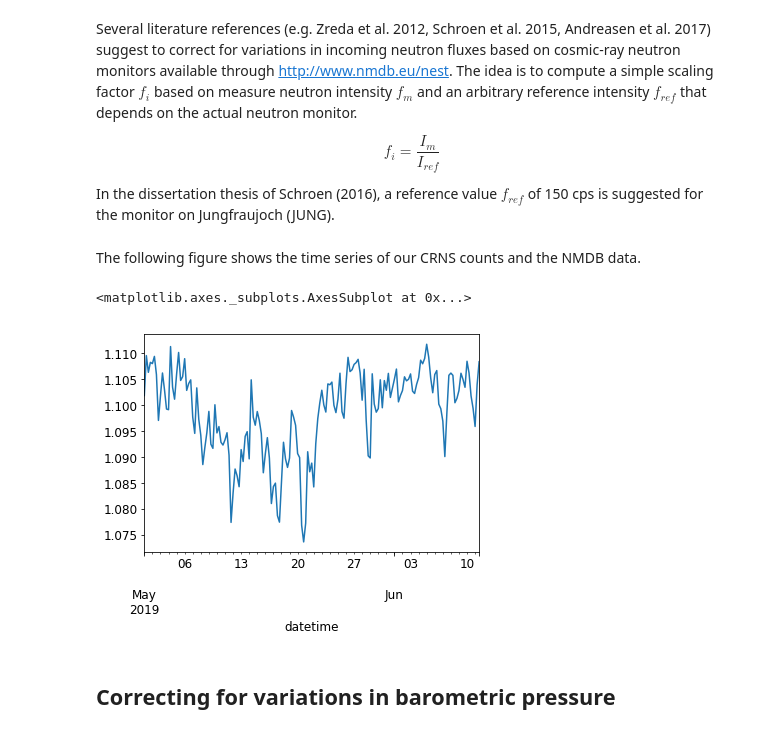
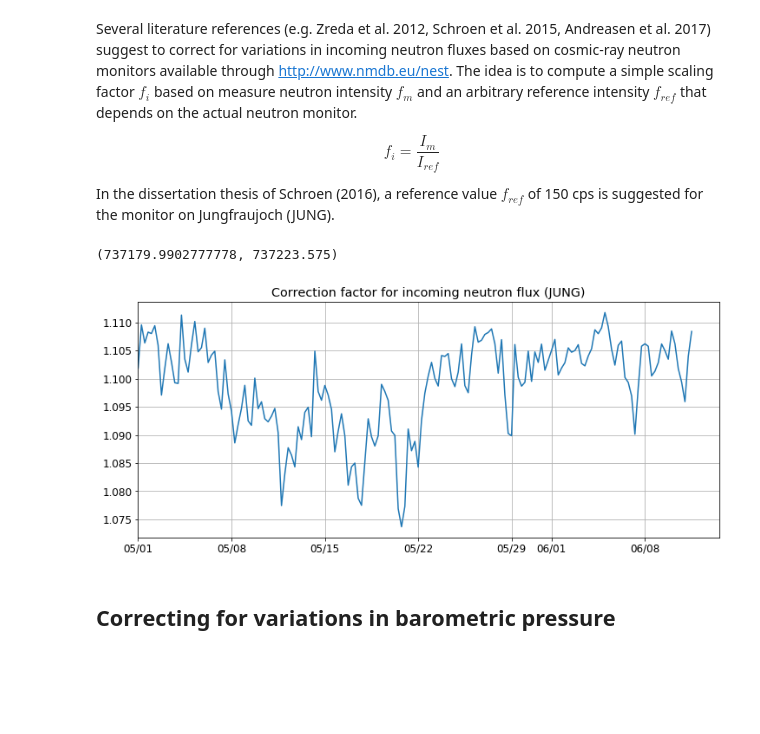
Before and after one commit to heistermann/cosmicsense, a Jupyter notebook: docs/source/notebooks/jfc1_process_merged_nobokeh.ipynb, the cells around one changed output. Drawn from its saved outputs; the diff is of its cells as text; code cells hidden in the pictures; blank space fills up the shorter version.

```diff
--- a/docs/source/notebooks/jfc1_process_merged_nobokeh.ipynb
+++ b/docs/source/notebooks/jfc1_process_merged_nobokeh.ipynb
@@ -253,15 +251,19 @@ f_i = \frac{I_m}{I_{ref}}
 \end{equation*}
 
 In the dissertation thesis of Schroen (2016), a reference value $f_{ref}$ of 150 cps is suggested for the monitor on Jungfraujoch (JUNG).
-# %% [markdown]
-The following figure shows the time series of our CRNS counts and the NMDB data.
-# %%
-fi = (nmdb.JUNG / 150.).resample("6H").mean()
-fi.name="fi"
-fi.plot()
-# %% [output]
-<matplotlib.axes._subplots.AxesSubplot at 0x...>
-[figure, removed]
+# %%
+fi = (nmdb.JUNG / 150.).resample("6H").mean()
+fi.name="fi"
+
+fig, ax = plt.subplots(figsize=(12, 5))
+plt.plot(fi.index, fi)
+plt.grid()
+ax.xaxis.set_major_formatter(mdates.DateFormatter('%m/%d'))
+plt.title("Correction factor for incoming neutron flux (JUNG)")
+plt.xlim(min_dtime-dt.timedelta(hours=1), None)
+# %% [output]
+(737179.9902777778, 737223.575)
+[figure, added]
 # %% [markdown]
 ## Correcting for variations in barometric pressure
 # %% [markdown]
```
Also changed, not shown: parts of 18 cells of this notebook, 1 other file.
